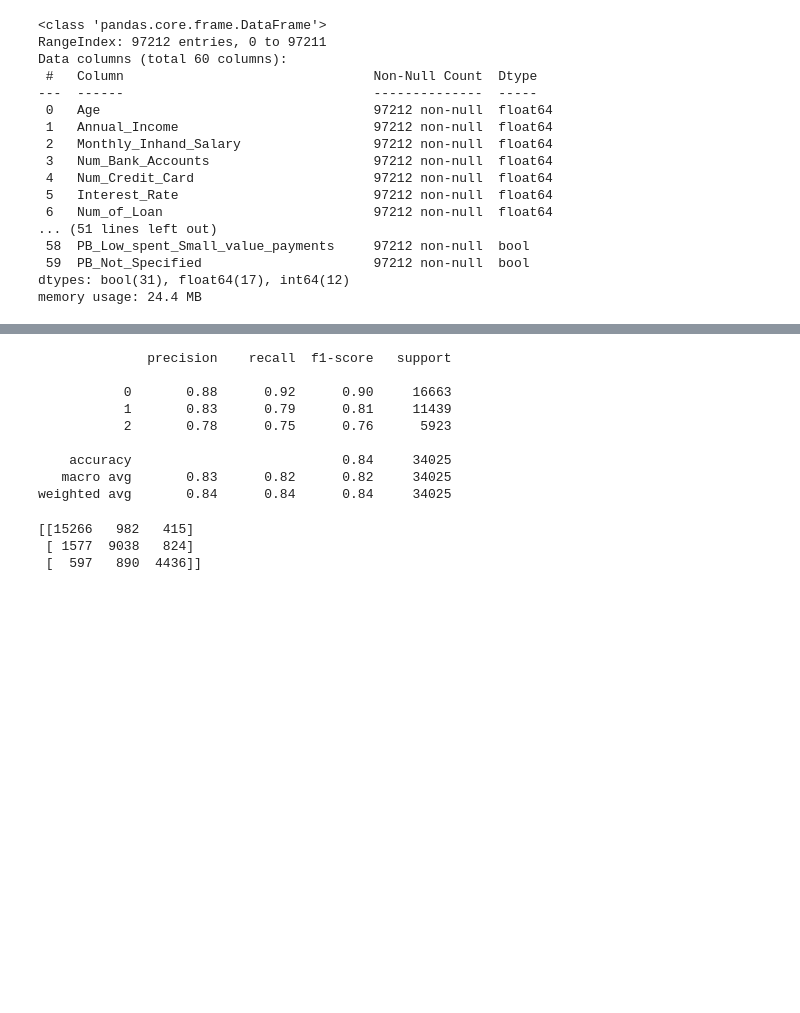
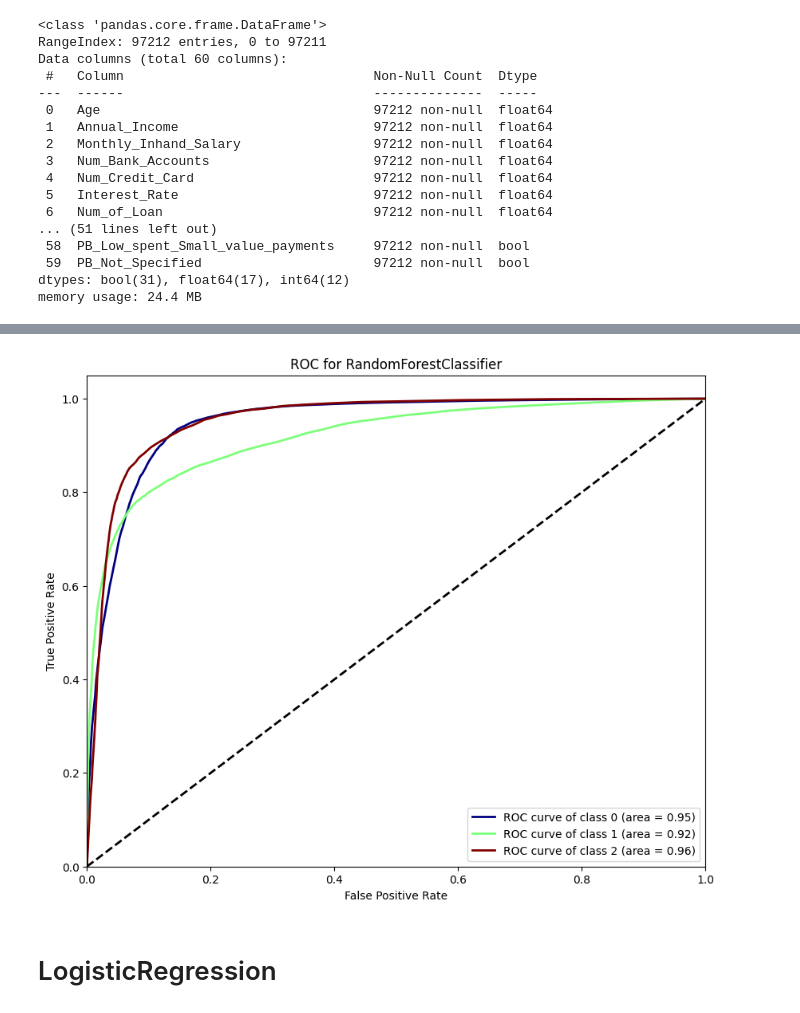
Before and after one commit to praveenbm1997/CreditScoringSystem, a Jupyter notebook: For Applying xAI.ipynb, the cells around one changed output, grey strips where cells are left out. Saved outputs shown, nothing was run; the diff lists cells and outputs as text; code cells hidden in the pictures; blank space fills up the shorter version.

Commit message:
Created few more models for prediction.

```diff
--- a/For Applying xAI.ipynb
+++ b/For Applying xAI.ipynb
@@ -36,7 +36,22 @@ memory usage: 24.4 MB
 # %%
 from sklearn.model_selection import train_test_split
 
-X = dataframe.drop(columns=['Credit_Score']).values
-y = dataframe['Credit_Score'].values
+X_df = dataframe.drop(columns=['Credit_Score'])
+y_df = dataframe['Credit_Score']
 
-X_train, X_test, y_train, y_test = train_test_split(X, y, test_size=0.35, random_state=101)
+X_train_df, X_test_df, y_train_df, y_test_df = train_test_split(X_df, y_df, test_size=0.30, random_state=100)
+# %%
+from sklearn.preprocessing import MinMaxScaler
+
+cols_to_scale = ['Age', 'Annual_Income', 'Monthly_Inhand_Salary', 'Num_Bank_Accounts', 'Num_Credit_Card', 'Interest_Rate', 'Num_of_Loan',
+                 'Delay_from_due_date', 'Num_of_Delayed_Payment', 'Changed_Credit_Limit', 'Num_Credit_Inquiries', 'Outstanding_Debt',
+                 'Credit_Utilization_Ratio', 'Credit_History_Age', 'Total_EMI_per_month', 'Amount_invested_monthly', 'Monthly_Balance']
+
+scaler = MinMaxScaler()
+X_train_df[cols_to_scale] = scaler.fit_transform(X_train_df[cols_to_scale])
+X_test_df[cols_to_scale] = scaler.transform(X_test_df[cols_to_scale])
+
+X_train = X_train_df.values
+X_test = X_test_df.values
+y_train = y_train_df.values
+y_test = y_test_df.values
@@ -43,8 +94,10 @@ X_train, X_test, y_train, y_test = train_test_split(X, y, test_size=0.35, random
 # %%
+from sklearn.metrics import classification_report, confusion_matrix
 from sklearn.ensemble import RandomForestClassifier
 
-model = RandomForestClassifier()
+rfc_model = RandomForestClassifier()
+rfc_model.fit(X_train, y_train)
+prediction = rfc_model.predict(X_test)
 
-model.fit(X_train, y_train)
-
-prediction = model.predict(X_test)
+print(classification_report(y_test, prediction))
+print(confusion_matrix(y_test, prediction))
@@ -51,20 +118,6 @@ prediction = model.predict(X_test)
-# %%
-from sklearn.metrics import classification_report, confusion_matrix
-
-print(classification_report(y_test, prediction))
-# %% [output]
-              precision    recall  f1-score   support
-
-           0       0.88      0.92      0.90     16663
-           1       0.83      0.79      0.81     11439
-           2       0.78      0.75      0.76      5923
-
-    accuracy                           0.84     34025
-   macro avg       0.83      0.82      0.82     34025
-weighted avg       0.84      0.84      0.84     34025
-# %%
-print(confusion_matrix(y_test, prediction))
-# %% [output]
-[[15266   982   415]
- [ 1577  9038   824]
- [  597   890  4436]]
+# %%
+plot_roc_curve(rfc_model)
+# %% [output]
+[figure, added]
+# %% [markdown]
+# LogisticRegression
```
Also changed, not shown: parts of 15 cells of this notebook, 1 other file.
